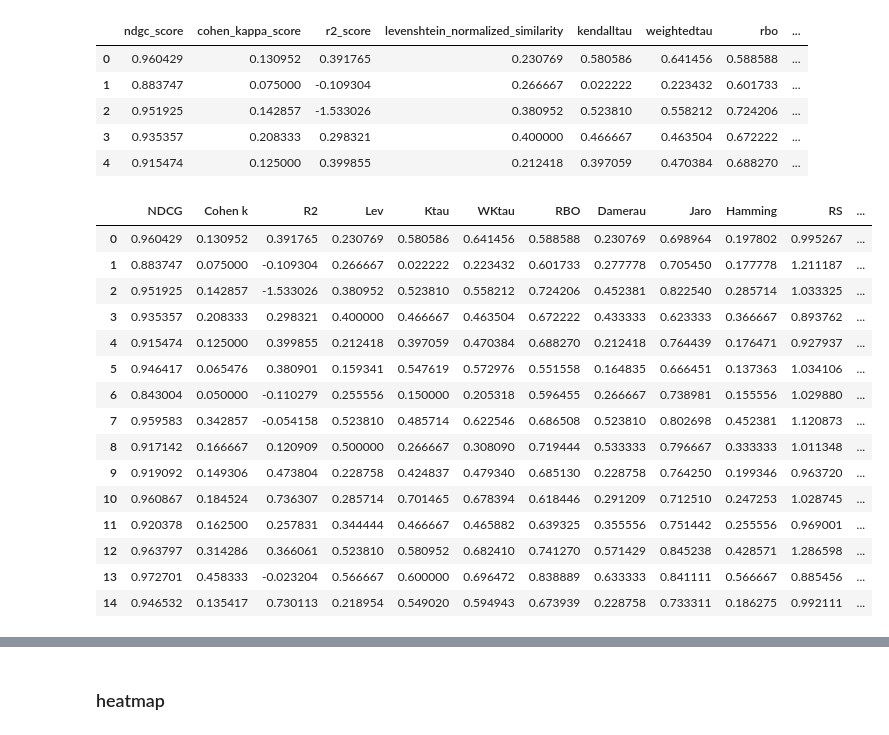
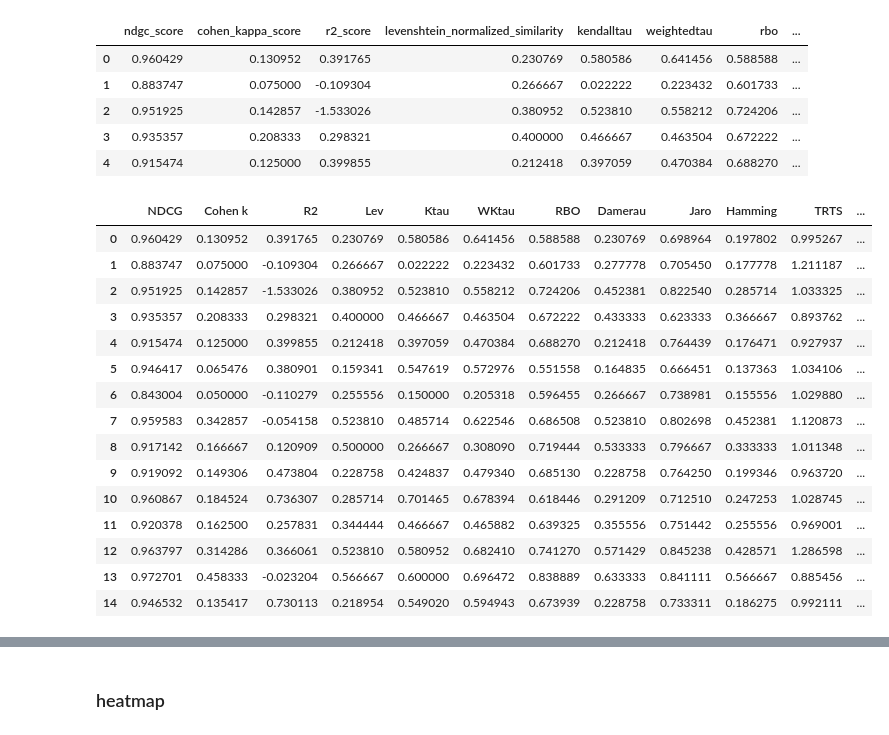
Before and after one commit to joofio/tabular-dataset-similarity, a Jupyter notebook: old/Final - Viz.ipynb, the cells around one changed output, grey strips where cells are left out. Saved outputs shown, nothing was run; the diff lists cells and outputs as text; code cells hidden in the pictures.

```diff
--- a/Final - Viz.ipynb
+++ b/old/Final - Viz.ipynb
@@ -554,17 +625,24 @@ bardata_ctgan['CC'] = bardata_ctgan.apply(create_cc_rows, axis=1,name="aggregate
 # %%
 import pickle
-with open('results/synth_result_gaussian.pkl', 'rb') as f:
+
+with open("results/synth_result_gaussian.pkl", "rb") as f:
     synth_result_gaussian = pickle.load(f)
-data_gaussian_synth={k:[] for k in synth_result_gaussian[0]["aggregated"].keys()}
+data_gaussian_synth = {k: [] for k in synth_result_gaussian[0]["aggregated"].keys()}
 for i in synth_result_gaussian:
-    for k,v in i["aggregated"].items():
+    for k, v in i["aggregated"].items():
         data_gaussian_synth[k].append(v)
-bardata_gaussian=pd.DataFrame(data_gaussian_synth)
-bardata_gaussian["CC"]=[i["cross"] for i in synth_result_gaussian]
+bardata_gaussian = pd.DataFrame(data_gaussian_synth)
+bardata_gaussian["CC"] = [i["cross"] for i in synth_result_gaussian]
 
-bardata_gaussian['real_synth'] = bardata_gaussian.apply(create_cc_rows, axis=1,name="real_synth")
-bardata_gaussian['synth_real'] = bardata_gaussian.apply(create_cc_rows, axis=1,name="synth_real")
-bardata_gaussian['CC'] = bardata_gaussian.apply(create_cc_rows, axis=1,name="aggregated")
+bardata_gaussian["real_synth"] = bardata_gaussian.apply(
+    create_cc_rows, axis=1, name="real_synth"
+)
+bardata_gaussian["synth_real"] = bardata_gaussian.apply(
+    create_cc_rows, axis=1, name="synth_real"
+)
+bardata_gaussian["CC"] = bardata_gaussian.apply(
+    create_cc_rows, axis=1, name="aggregated"
+)
 bardata_gaussian
 # %% [output]
 |  | ndgc_score | cohen_kappa_score | r2_score | levenshtein_normalized_similarity | kendalltau | weightedtau | rbo | ... |
@@ -574,13 +652,27 @@ bardata_gaussian
 | 3 | 0.935357 | 0.208333 | 0.298321 | 0.400000 | 0.466667 | 0.463504 | 0.672222 | ... |
 | 4 | 0.915474 | 0.125000 | 0.399855 | 0.212418 | 0.397059 | 0.470384 | 0.688270 | ... |
 # %%
-#df_avg = (df1 + df2 + df3) / 3
+# df_avg = (df1 + df2 + df3) / 3
 df_combined = pd.concat([bardata_gaussian, bardata_ctgan, bardata], ignore_index=True)
 df_combined
-df_combined.columns=["NDCG","Cohen k","R2","Lev","Ktau","WKtau","RBO","Damerau","Jaro","Hamming","RS","SR","CC"]
+df_combined.columns = [
+    "NDCG",
+    "Cohen k",
+    "R2",
+    "Lev",
+    "Ktau",
+    "WKtau",
+    "RBO",
+    "Damerau",
+    "Jaro",
+    "Hamming",
+    "TRTS",
+    "TSTR",
+    "CC",
+]
 df_combined
 # %% [output]
-|  | NDCG | Cohen k | R2 | Lev | Ktau | WKtau | RBO | Damerau | Jaro | Hamming | RS | ... |
+|  | NDCG | Cohen k | R2 | Lev | Ktau | WKtau | RBO | Damerau | Jaro | Hamming | TRTS | ... |
 | 0 | 0.960429 | 0.130952 | 0.391765 | 0.230769 | 0.580586 | 0.641456 | 0.588588 | 0.230769 | 0.698964 | 0.197802 | 0.995267 | ... |
 | 1 | 0.883747 | 0.075000 | -0.109304 | 0.266667 | 0.022222 | 0.223432 | 0.601733 | 0.277778 | 0.705450 | 0.177778 | 1.211187 | ... |
 | 2 | 0.951925 | 0.142857 | -1.533026 | 0.380952 | 0.523810 | 0.558212 | 0.724206 | 0.452381 | 0.822540 | 0.285714 | 1.033325 | ... |
```
Also changed, not shown: parts of 39 cells of this notebook, 46 other files.
